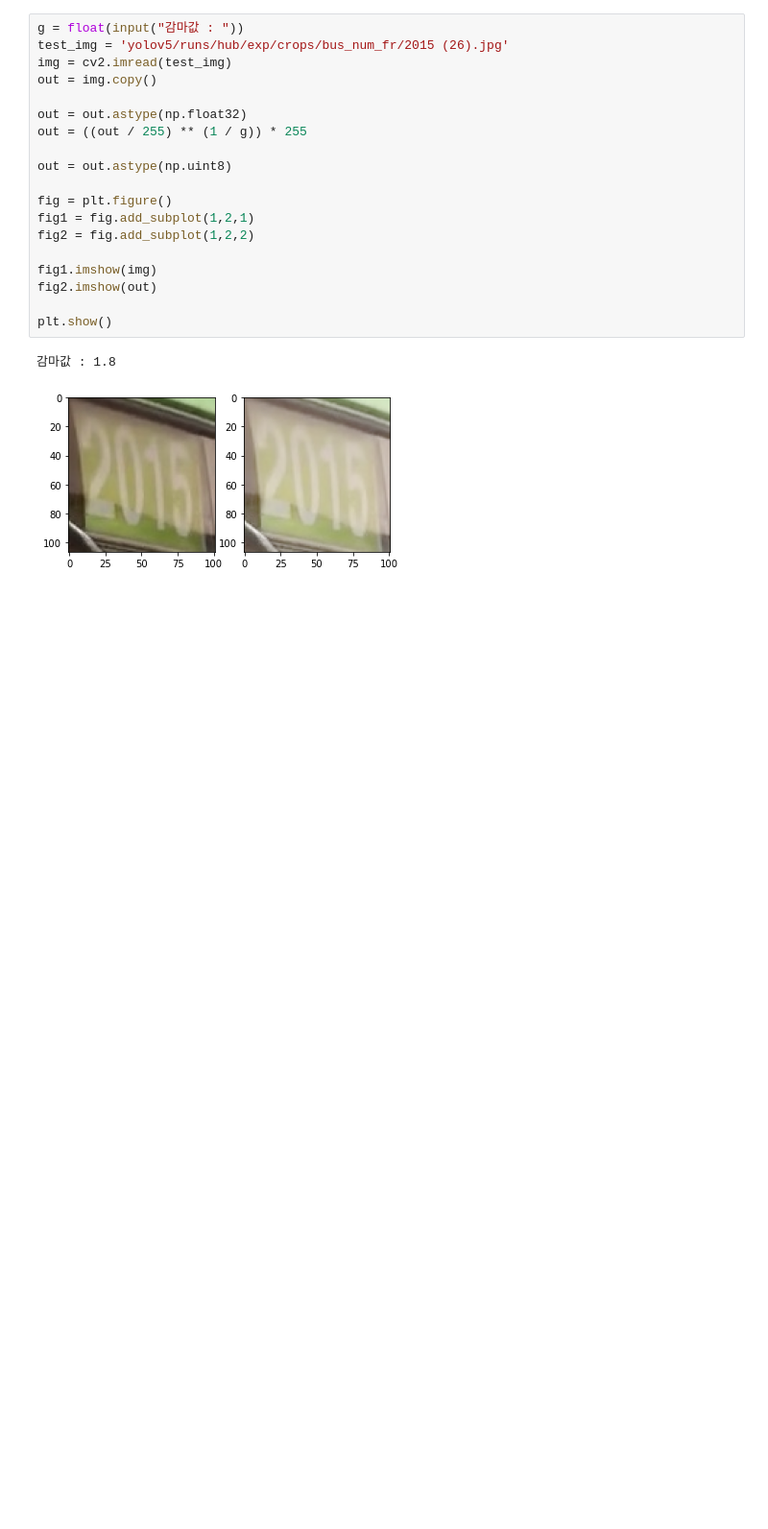
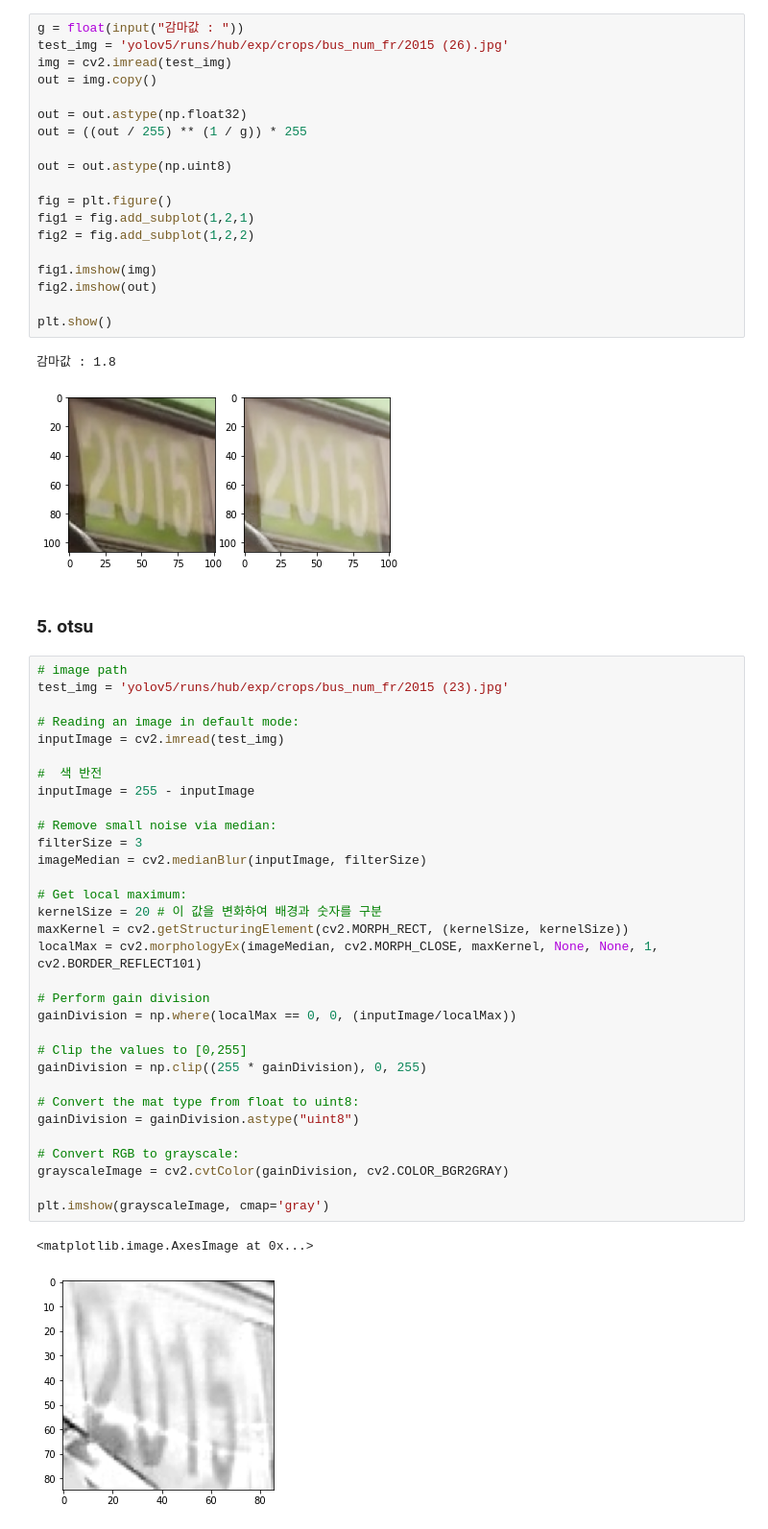
Before and after one commit to Eyes-On/AI, a Jupyter notebook: OCR/Image filter test.ipynb, the cells around one changed output. Shown: that part at 96% size. Drawn from its saved outputs; the diff is of its cells as text; blank space fills up the shorter version.

Commit message:
Add otsu method

```diff
--- a/OCR/Image filter test.ipynb
+++ b/OCR/Image filter test.ipynb
@@ -481,3 +483,40 @@ plt.show()
 # %% [output]
 감마값 : 1.8
 [figure]
+# %% [markdown]
+### 5. otsu
+# %%
+# image path
+test_img = 'yolov5/runs/hub/exp/crops/bus_num_fr/2015 (23).jpg'
+
+# Reading an image in default mode:
+inputImage = cv2.imread(test_img)
+
+#  색 반전
+inputImage = 255 - inputImage
+
+# Remove small noise via median:
+filterSize = 3
+imageMedian = cv2.medianBlur(inputImage, filterSize)
+
+# Get local maximum:
+kernelSize = 20 # 이 값을 변화하여 배경과 숫자를 구분
+maxKernel = cv2.getStructuringElement(cv2.MORPH_RECT, (kernelSize, kernelSize))
+localMax = cv2.morphologyEx(imageMedian, cv2.MORPH_CLOSE, maxKernel, None, None, 1, cv2.BORDER_REFLECT101)
+
+# Perform gain division
+gainDivision = np.where(localMax == 0, 0, (inputImage/localMax))
+
+# Clip the values to [0,255]
+gainDivision = np.clip((255 * gainDivision), 0, 255)
+
+# Convert the mat type from float to uint8:
+gainDivision = gainDivision.astype("uint8")
+
+# Convert RGB to grayscale:
+grayscaleImage = cv2.cvtColor(gainDivision, cv2.COLOR_BGR2GRAY)
+
+plt.imshow(grayscaleImage, cmap='gray')
+# %% [output]
+<matplotlib.image.AxesImage at 0x...>
+[figure, added]
```
Also changed, not shown: parts of 4 cells of this notebook.
